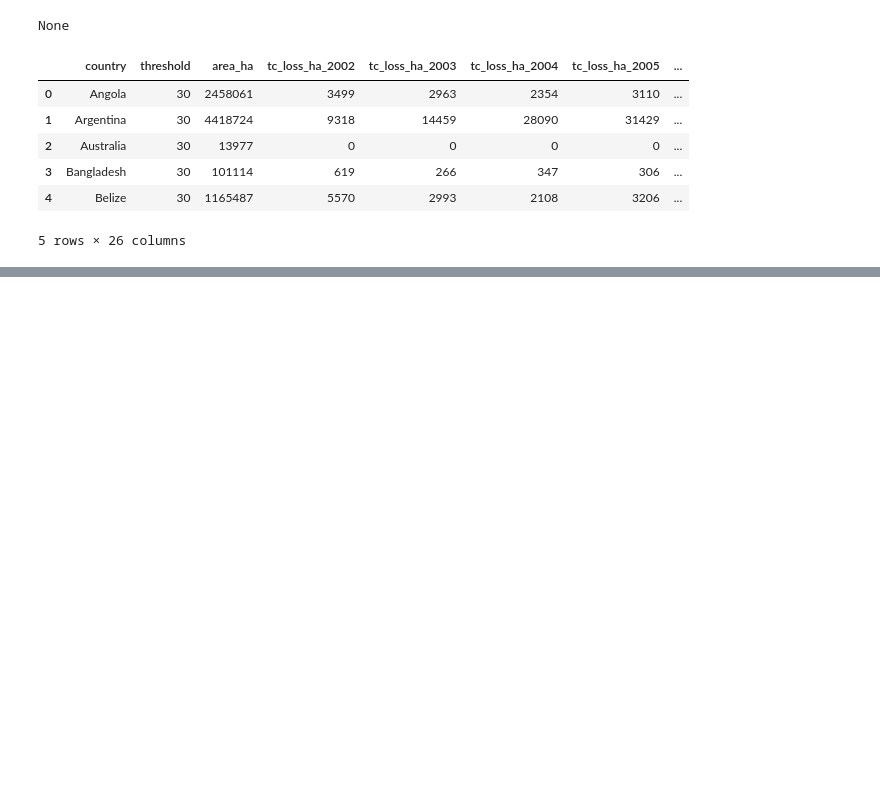
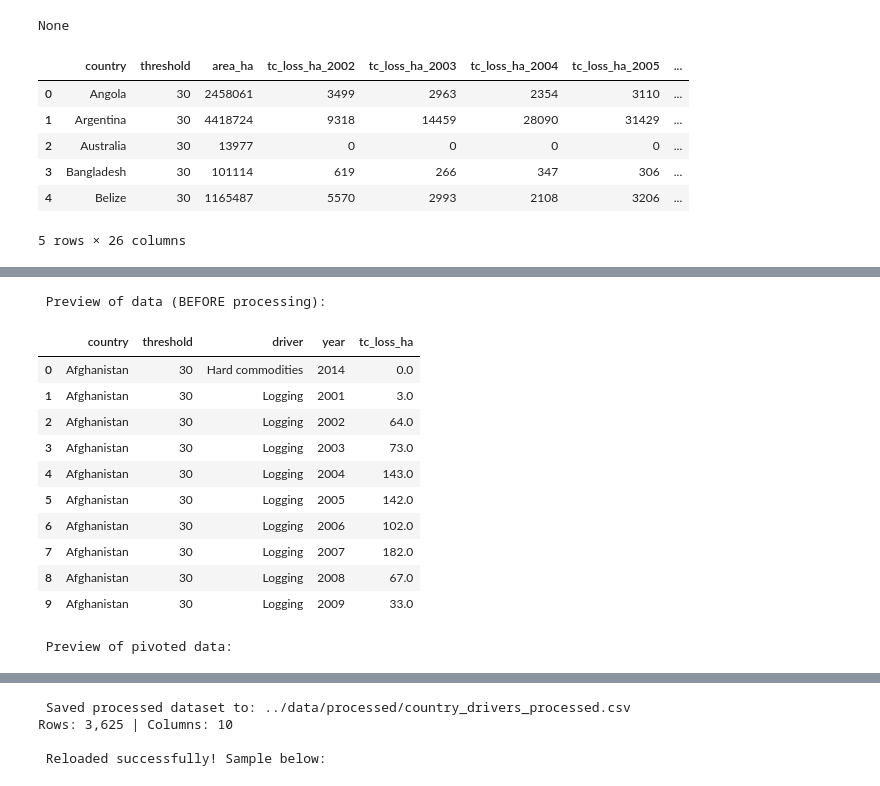
Before and after one commit to dantawalli/AISS-forest-restoration-project, a Jupyter notebook: notebooks/02_data_preparation.ipynb, the cells around one changed output, grey strips where cells are left out. Cells and saved outputs as stored; diff of their text form; code cells hidden in the pictures; blank space fills up the shorter version.

```diff
--- a/notebooks/02_data_preparation.ipynb
+++ b/notebooks/02_data_preparation.ipynb
@@ -526,0 +396,71 @@ None
+# %%
+# --- Load raw 'Country drivers' sheet ---
+country_drivers = global_forest_watch_excel_file.parse("Country drivers")
+
+print("\n Preview of data (BEFORE processing):")
+display(country_drivers.head(10))
+
+# Work on a copy to keep raw data safe
+drivers_clean = country_drivers.copy()
+
+# --- Standardize column names ---
+drivers_clean.columns = drivers_clean.columns.str.strip().str.lower().str.replace(" ", "_")
+
+# --- Clean country names ---
+if "country" in drivers_clean.columns:
+    drivers_clean["country"] = drivers_clean["country"].astype(str).str.strip().str.title()
+
+# ---  Clean driver names ---
+if "driver" in drivers_clean.columns:
+    drivers_clean["driver"] = drivers_clean["driver"].astype(str).str.strip().str.title()
+
+# --- Pivot drivers to wide format ---
+drivers_pivot = (
+    drivers_clean
+    .pivot_table(
+        index=["country", "threshold", "year"],
+        columns="driver",
+        values="tc_loss_ha",
+        aggfunc="sum",
+        fill_value=0
+    )
+    .reset_index()
+)
+
+# --- Clean column names (make them lowercase, replace spaces/special chars with underscores) ---
+drivers_pivot.columns = [
+    re.sub(r"[^0-9A-Za-z_]+", "_", str(c)).lower().strip("_")
+    for c in drivers_pivot.columns
+]
+
+print("\n Preview of pivoted data:")
+display(drivers_pivot.head(10))
+
+
+# Define output path
+drivers_out_path = "../data/processed/country_drivers_processed.csv"
+
+# Save the pivoted (wide) dataset
+drivers_pivot.to_csv(drivers_out_path, index=False)
+
+print(f" Saved processed dataset to: {drivers_out_path}")
+print(f"Rows: {len(drivers_pivot):,} | Columns: {len(drivers_pivot.columns)}")
+
+# Quick verification: reload to confirm structure
+verify_drivers = pd.read_csv(drivers_out_path)
+print("\n Reloaded successfully! Sample below:")
+display(verify_drivers.head(5))
+# %% [output]
+ Preview of data (BEFORE processing):
+|  | country | threshold | driver | year | tc_loss_ha |
+| 0 | Afghanistan | 30 | Hard commodities | 2014 | 0.0 |
+| 1 | Afghanistan | 30 | Logging | 2001 | 3.0 |
+| 2 | Afghanistan | 30 | Logging | 2002 | 64.0 |
+| 3 | Afghanistan | 30 | Logging | 2003 | 73.0 |
+| 4 | Afghanistan | 30 | Logging | 2004 | 143.0 |
+| 5 | Afghanistan | 30 | Logging | 2005 | 142.0 |
+| 6 | Afghanistan | 30 | Logging | 2006 | 102.0 |
+| 7 | Afghanistan | 30 | Logging | 2007 | 182.0 |
+| 8 | Afghanistan | 30 | Logging | 2008 | 67.0 |
+| 9 | Afghanistan | 30 | Logging | 2009 | 33.0 |
+ Preview of pivoted data:
@@ -526,0 +478,4 @@ None
+ Saved processed dataset to: ../data/processed/country_drivers_processed.csv
+Rows: 3,625 | Columns: 10
+
+ Reloaded successfully! Sample below:
```
Also changed, not shown: parts of 49 cells of this notebook, 15 other files.
